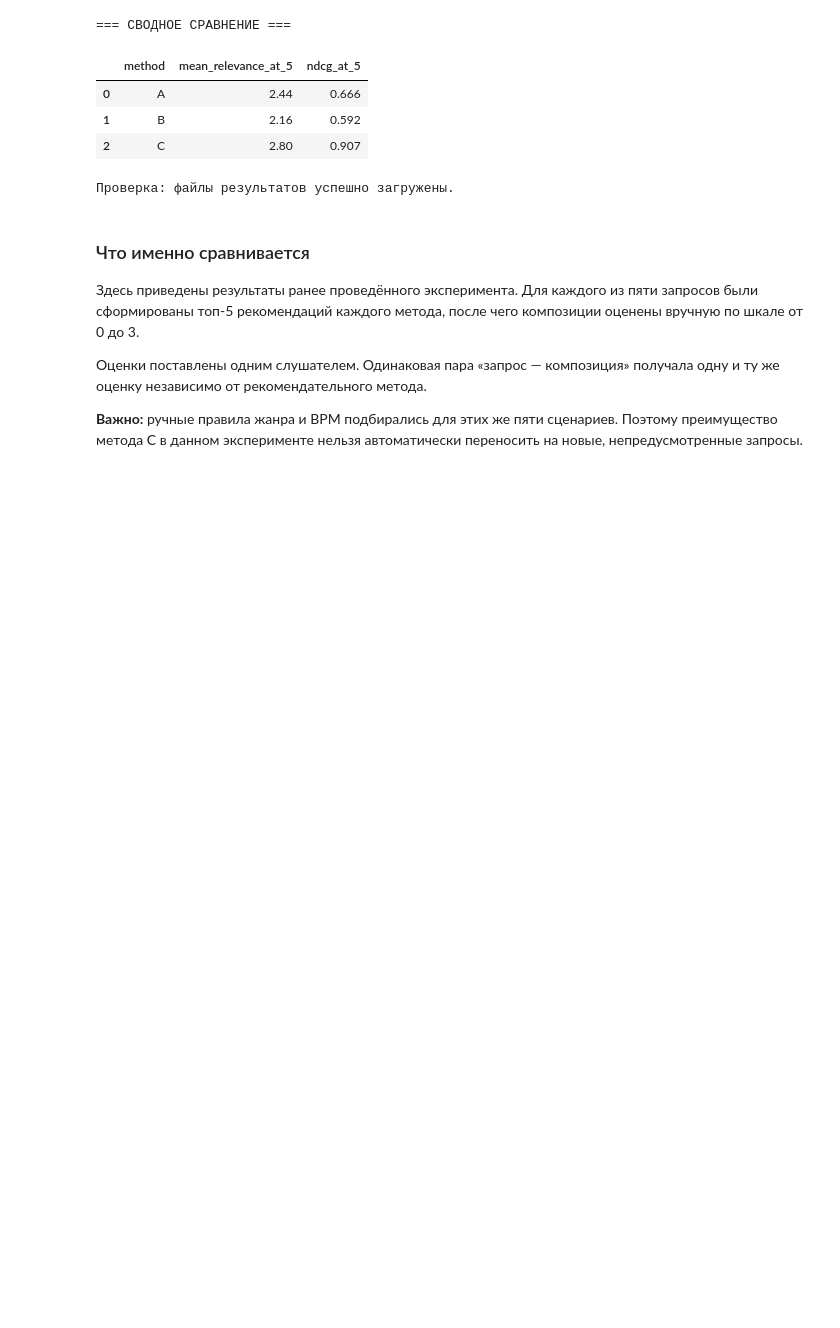
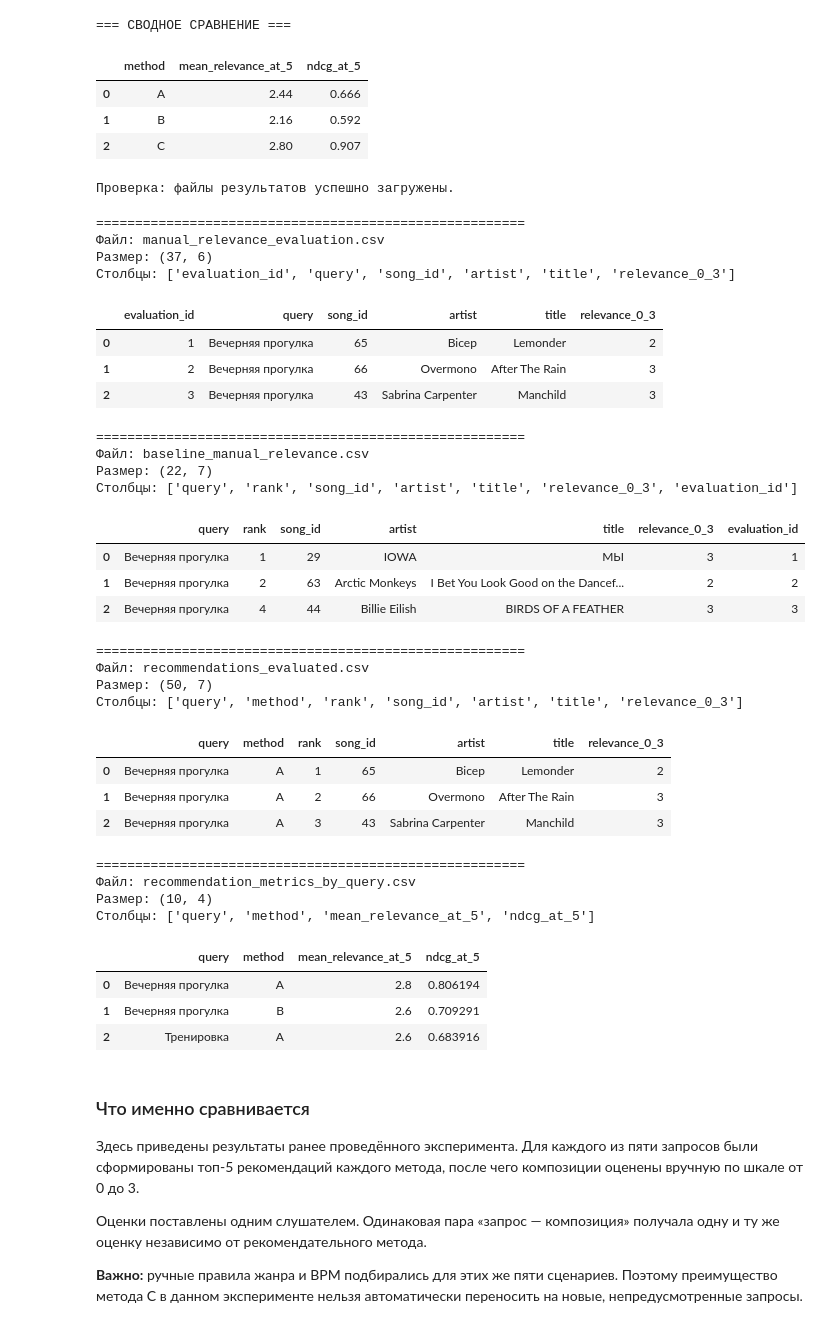
Before and after one commit to unluw/vk-music-recommendations, a Jupyter notebook: VK_Music_Recommendations_Final.ipynb, the cells around one changed output. Saved outputs shown, nothing was run; the diff lists cells and outputs as text; code cells hidden in the pictures; blank space fills up the shorter version.

```diff
--- a/VK_Music_Recommendations_Final.ipynb
+++ b/VK_Music_Recommendations_Final.ipynb
@@ -773,6 +626,62 @@ print("\nПроверка: файлы результатов успешно за
 | 1 | B | 2.16 | 0.592 |
 | 2 | C | 2.80 | 0.907 |
 Проверка: файлы результатов успешно загружены.
+# %%
+
+# Шаг 172. Проверяем файлы ручной оценки рекомендаций
+
+import pandas as pd
+
+evaluation_files = [
+    "manual_relevance_evaluation.csv",
+    "baseline_manual_relevance.csv",
+    "recommendations_evaluated.csv",
+    "recommendation_metrics_by_query.csv"
+]
+
+for filename in evaluation_files:
+    print(f"\n{'=' * 55}")
+    print("Файл:", filename)
+
+    table = pd.read_csv(project_dir / filename)
+
+    print("Размер:", table.shape)
+    print("Столбцы:", table.columns.tolist())
+
+    display(table.head(3))
+# %% [output]
+=======================================================
+Файл: manual_relevance_evaluation.csv
+Размер: (37, 6)
+Столбцы: ['evaluation_id', 'query', 'song_id', 'artist', 'title', 'relevance_0_3']
+|  | evaluation_id | query | song_id | artist | title | relevance_0_3 |
+| 0 | 1 | Вечерняя прогулка | 65 | Bicep | Lemonder | 2 |
+| 1 | 2 | Вечерняя прогулка | 66 | Overmono | After The Rain | 3 |
+| 2 | 3 | Вечерняя прогулка | 43 | Sabrina Carpenter | Manchild | 3 |
+=======================================================
+Файл: baseline_manual_relevance.csv
+Размер: (22, 7)
+Столбцы: ['query', 'rank', 'song_id', 'artist', 'title', 'relevance_0_3', 'evaluation_id']
+|  | query | rank | song_id | artist | title | relevance_0_3 | evaluation_id |
+| 0 | Вечерняя прогулка | 1 | 29 | IOWA | МЫ | 3 | 1 |
+| 1 | Вечерняя прогулка | 2 | 63 | Arctic Monkeys | I Bet You Look Good on the Dancef... | 2 | 2 |
+| 2 | Вечерняя прогулка | 4 | 44 | Billie Eilish | BIRDS OF A FEATHER | 3 | 3 |
+=======================================================
+Файл: recommendations_evaluated.csv
+Размер: (50, 7)
+Столбцы: ['query', 'method', 'rank', 'song_id', 'artist', 'title', 'relevance_0_3']
+|  | query | method | rank | song_id | artist | title | relevance_0_3 |
+| 0 | Вечерняя прогулка | A | 1 | 65 | Bicep | Lemonder | 2 |
+| 1 | Вечерняя прогулка | A | 2 | 66 | Overmono | After The Rain | 3 |
+| 2 | Вечерняя прогулка | A | 3 | 43 | Sabrina Carpenter | Manchild | 3 |
+=======================================================
+Файл: recommendation_metrics_by_query.csv
+Размер: (10, 4)
+Столбцы: ['query', 'method', 'mean_relevance_at_5', 'ndcg_at_5']
+|  | query | method | mean_relevance_at_5 | ndcg_at_5 |
+| 0 | Вечерняя прогулка | A | 2.8 | 0.806194 |
+| 1 | Вечерняя прогулка | B | 2.6 | 0.709291 |
+| 2 | Тренировка | A | 2.6 | 0.683916 |
 # %% [markdown]
 ### Что именно сравнивается
 
```
Also changed, not shown: parts of 14 cells of this notebook.
